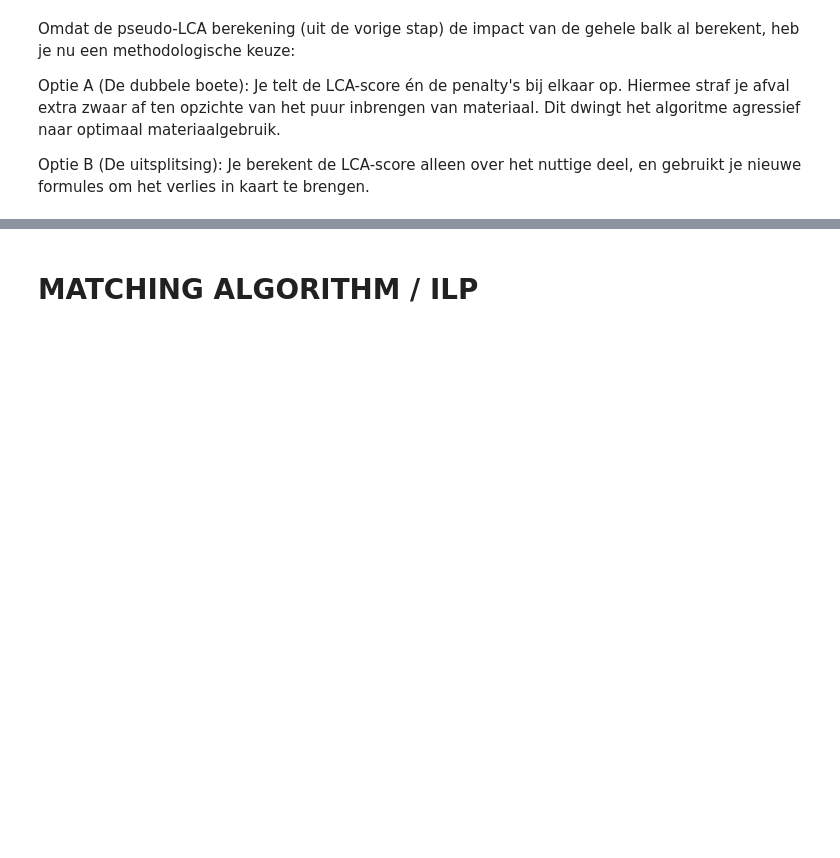
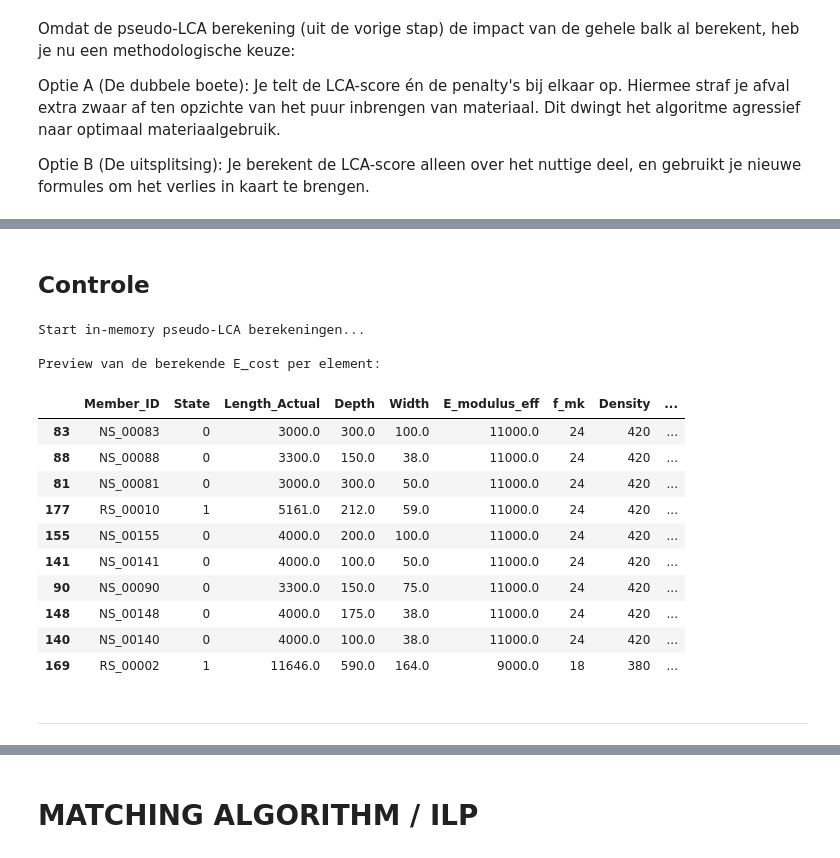
Before and after one commit to Jasp3r16/thesis_generative_timber, a Jupyter notebook: 24_25_optimizer_workflow_with_cost_and_ILP.ipynb, the cells around one changed output, grey strips where cells are left out. Drawn from its saved outputs; the diff is of its cells as text; code cells hidden in the pictures; blank space fills up the shorter version.

```diff
--- a/24_25_optimizer_workflow_with_cost_and_ILP.ipynb
+++ b/24_25_optimizer_workflow_with_cost_and_ILP.ipynb
@@ -170,0 +322,28 @@ print("✅ Parameters succesvol geladen.")
+# %% [markdown]
+## Controle
+# %%
+# 1. Voer de functie uit op je reeds ingeladen DataFrame
+df_stock_with_lca = calculate_pseudo_lca_stock(df_input_csv)
+
+# 2. Bekijk de resultaten van de berekening
+print("\nPreview van de berekende E_cost per element:")
+display(df_stock_with_lca.sample(10))
+# %% [output]
+Start in-memory pseudo-LCA berekeningen...
+
+Preview van de berekende E_cost per element:
+|  | Member_ID | State | Length_Actual | Depth | Width | E_modulus_eff | f_mk | Density | ... |
+| 83 | NS_00083 | 0 | 3000.0 | 300.0 | 100.0 | 11000.0 | 24 | 420 | ... |
+| 88 | NS_00088 | 0 | 3300.0 | 150.0 | 38.0 | 11000.0 | 24 | 420 | ... |
+| 81 | NS_00081 | 0 | 3000.0 | 300.0 | 50.0 | 11000.0 | 24 | 420 | ... |
+| 177 | RS_00010 | 1 | 5161.0 | 212.0 | 59.0 | 11000.0 | 24 | 420 | ... |
+| 155 | NS_00155 | 0 | 4000.0 | 200.0 | 100.0 | 11000.0 | 24 | 420 | ... |
+| 141 | NS_00141 | 0 | 4000.0 | 100.0 | 50.0 | 11000.0 | 24 | 420 | ... |
+| 90 | NS_00090 | 0 | 3300.0 | 150.0 | 75.0 | 11000.0 | 24 | 420 | ... |
+| 148 | NS_00148 | 0 | 4000.0 | 175.0 | 38.0 | 11000.0 | 24 | 420 | ... |
+| 140 | NS_00140 | 0 | 4000.0 | 100.0 | 38.0 | 11000.0 | 24 | 420 | ... |
+| 169 | RS_00002 | 1 | 11646.0 | 590.0 | 164.0 | 9000.0 | 18 | 380 | ... |
+# %% [markdown]
+
+
+---
```
Also changed, not shown: parts of 17 cells of this notebook.
